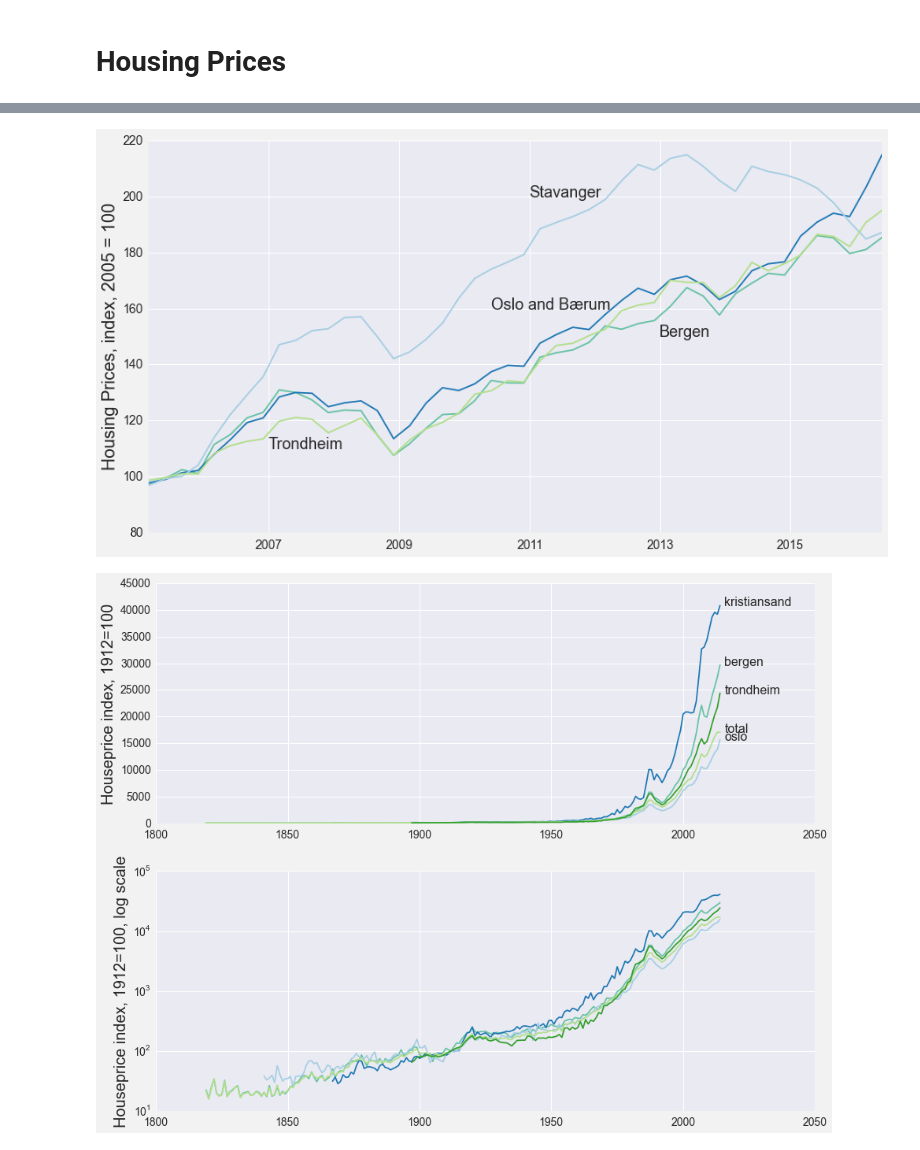
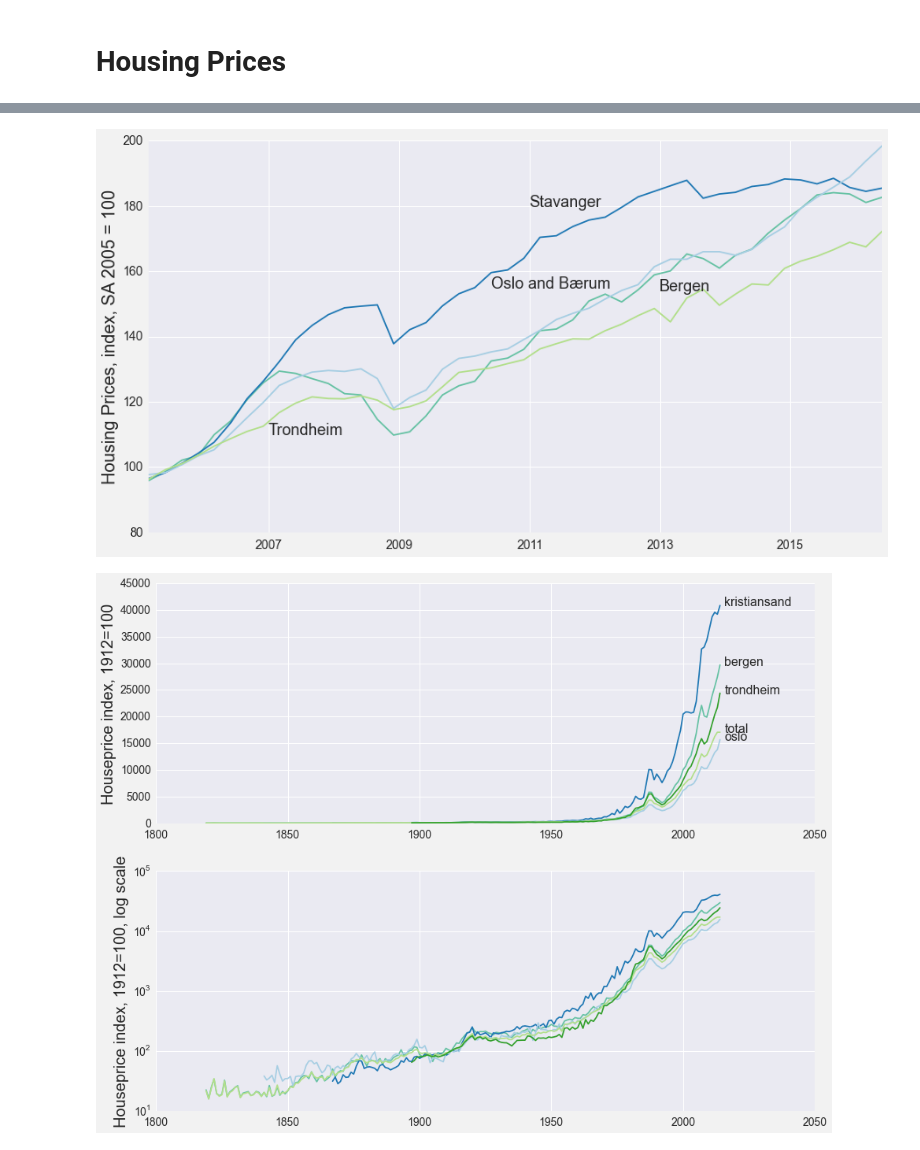
Before and after one commit to jmaurit/norwayeconomy, a Jupyter notebook: norwayeconomy.ipynb, the cells around one changed output, grey strips where cells are left out. Cells and saved outputs as stored; diff of their text form; code cells hidden in the pictures.

```diff
--- a/norwayeconomy.ipynb
+++ b/norwayeconomy.ipynb
@@ -238,6 +238,7 @@ cities = new_names[0:4]
 
 house_prices_cities = house_prices[house_prices.region.isin(cities)]
 total_cities = house_prices_cities[house_prices_cities.type == "00 Boliger i alt"]
+total_cities = total_cities[total_cities.variable == "Boligprisindeks, sesongjustert"]
 # %%
 start = datetime.strptime('01012005', '%d%m%Y')
 end = datetime.strptime('01012015', '%d%m%Y')
@@ -245,21 +255,21 @@ total_cities = total_cities[total_cities.time>=start]
 # %%
 fig, ax = plt.subplots()
 houses_by_city= total_cities.groupby("region")
 for city in houses_by_city:
 	ax.plot(city[1].time, city[1].value, label=city[0])
 	#ax.legend()
 	#n = len(region[1].value)
 ax.annotate("Trondheim", xy=(datetime.strptime('01012007', '%d%m%Y'),110))
-ax.annotate("Bergen", xy=(datetime.strptime('01012013', '%d%m%Y'),150))
-ax.annotate("Stavanger", xy=(datetime.strptime('01012011', '%d%m%Y'),200))
-ax.annotate("Oslo and Bærum", xy=(datetime.strptime('01062010', '%d%m%Y'),160))
+ax.annotate("Bergen", xy=(datetime.strptime('01012013', '%d%m%Y'),154))
+ax.annotate("Stavanger", xy=(datetime.strptime('01012011', '%d%m%Y'),180))
+ax.annotate("Oslo and Bærum", xy=(datetime.strptime('01062010', '%d%m%Y'),155))
 
-ax.set_ylabel("Housing Prices, index, 2005 = 100")
+ax.set_ylabel("Housing Prices, index, SA 2005 = 100")
 fig.set_size_inches(15,8)
 fig.savefig("figures/city_housing_prices.png", bbox_inches='tight')
 plt.show()
 # %% [output]
-[figure, old version]
+[figure, new version]
 # %%
 xls_housing = pd.ExcelFile("http://www.norges-bank.no/WebDAV/hms/data/HousePrices.xlsx")
 house_prices_l = xls_housing.parse('Table_A1', header=2)
```
Also changed, not shown: parts of 16 cells of this notebook, 14 other files.
